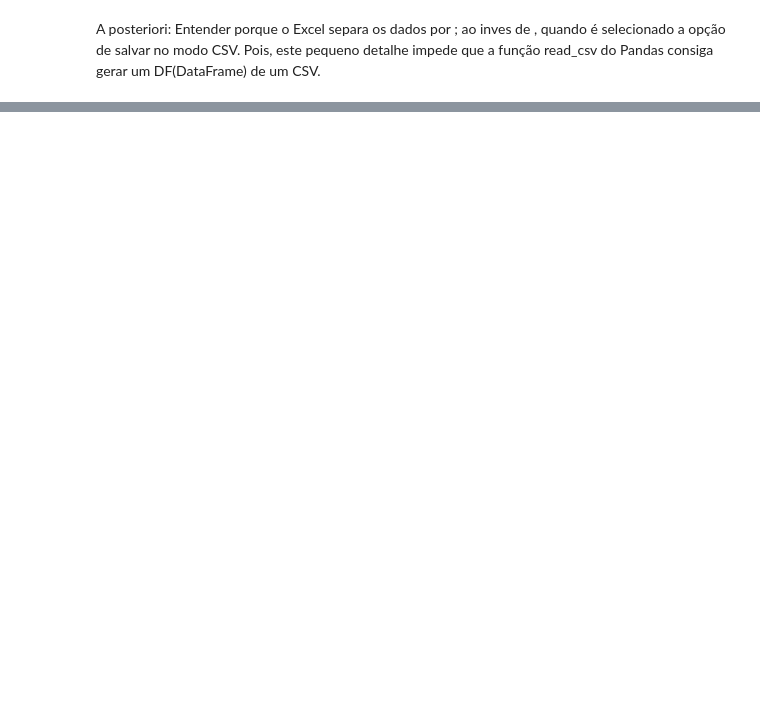
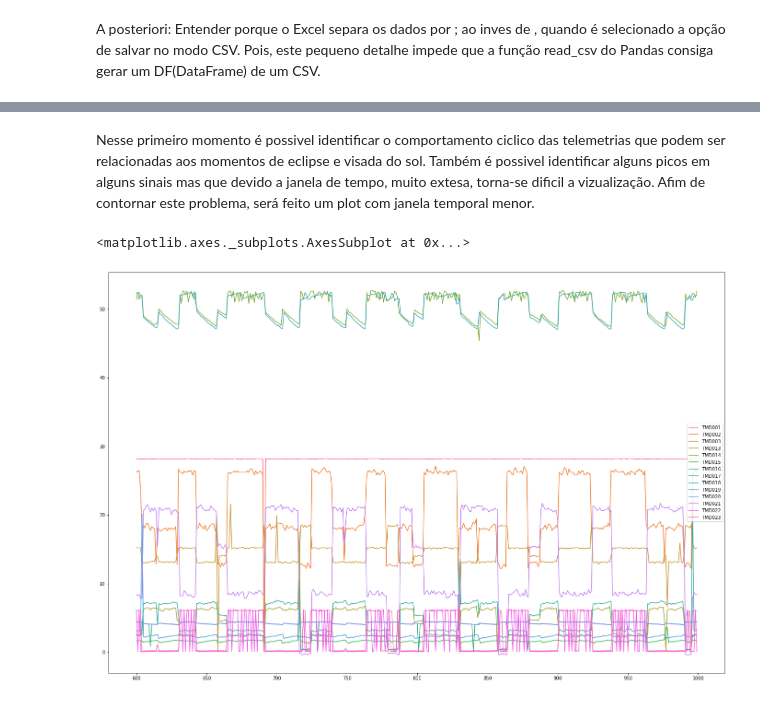
Before and after one commit to marciodbotas/CAP394, a Jupyter notebook: CAP392_Trabalho.ipynb, the cells around one changed output, grey strips where cells are left out. Saved outputs shown, nothing was run; the diff lists cells and outputs as text; code cells hidden in the pictures; blank space fills up the shorter version.

```diff
--- a/CAP392_Trabalho.ipynb
+++ b/CAP392_Trabalho.ipynb
@@ -32,0 +204,8 @@ Pois, este pequeno detalhe impede que a função read_csv do Pandas consiga gera
+# %% [markdown]
+Nesse primeiro momento é possivel identificar o comportamento ciclico das telemetrias que podem ser relacionadas aos momentos de eclipse e visada do sol. Também é possivel identificar alguns picos em alguns sinais mas que devido a janela de tempo, muito extesa, torna-se dificil a vizualização. Afim de contornar este problema, será feito um plot com janela temporal menor.
+# %%
+plt.figure(figsize=(24, 16))
+sns.lineplot(data=rawData[600:1000], dashes=False)
+# %% [output]
+<matplotlib.axes._subplots.AxesSubplot at 0x...>
+[figure, added]
```
Also changed, not shown: parts of 28 cells of this notebook.
